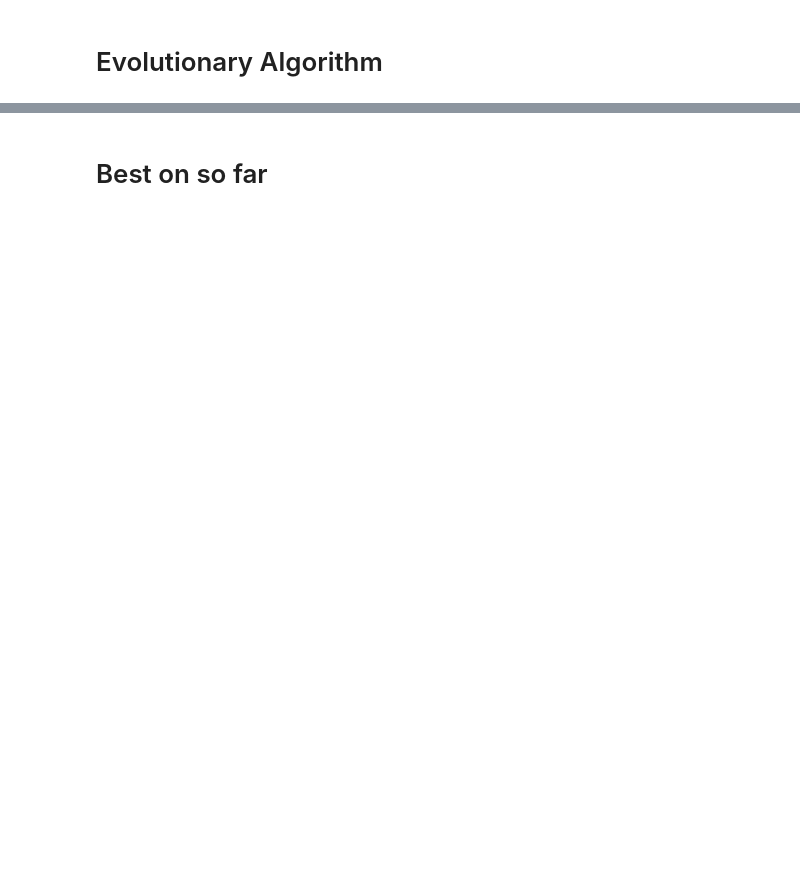
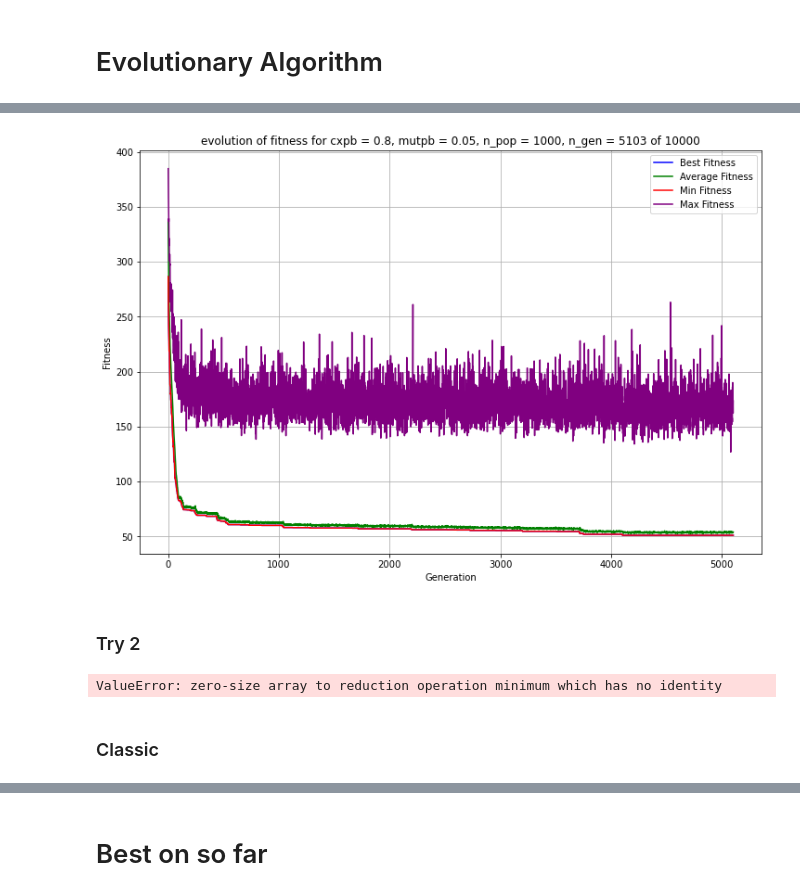
Before and after one commit to leobt23/Computational_Intelligence_forIOT, a Jupyter notebook: project_3_evolution_algorithms/main.ipynb, the cells around one changed output, grey strips where cells are left out. Drawn from its saved outputs; the diff is of its cells as text; code cells hidden in the pictures; blank space fills up the shorter version.

```diff
--- a/project_3_evolution_algorithms/main.ipynb
+++ b/project_3_evolution_algorithms/main.ipynb
@@ -86,0 +425,4 @@ toolbox.register("evaluate", evalTSP)
+# %%
+plot_evolution(["fitness", "avg", "min", "max"], prob_crossover, prob_mutation, n_populations, gen)
+# %% [output]
+[figure, added]
@@ -87,3 +447,74 @@ toolbox.register("evaluate", evalTSP)
+# %% [markdown]
+### Try 2
+# %%
+import time
+
+# Define your stopping criteria
+max_time = 19 * 60  # 20 minutes in seconds
+max_stable_gens = 7
+convergence_threshold = 2000
+
+# Initialize the population and start the evolution
+pop = toolbox.population(n=50000)
+hof = tools.HallOfFame(1)
+stats = tools.Statistics(lambda ind: ind.fitness.values)
+stats.register("avg", np.mean)
+stats.register("min", np.min)
+stats.register("max", np.max)
+logbook = tools.Logbook()
+logbook.header = ["gen", "avg", "std", "min", "max"]
+
+# Start a timer
+start_time = time.time()
+
+# Track the number of generations where min fitness didn't change
+stable_gens = 0
+prev_min_fit = None
+
+gen = 0
+while True:
+    # Break after max_time seconds
+    if time.time() - start_time > max_time:
+        print("Stopped because max_time was reached")
+        break
+
+    # Select and mutate the population
+    offspring = toolbox.select(pop, len(pop))
+    # algorithms.varAnd(offspring, toolbox, cxpb, mutpb)
+    offspring = algorithms.varAnd(offspring, toolbox, 0.2, 0.05)
+
+    # Evaluate the individuals
+    invalid_ind = [ind for ind in offspring if not ind.fitness.valid]
+    fitnesses = toolbox.map(toolbox.evaluate, invalid_ind)
+    for ind, fit in zip(invalid_ind, fitnesses):
+        ind.fitness.values = fit
+
+    # Update the hall of fame and the statistics
+    hof.update(offspring)
+    record = stats.compile(pop)
+    logbook.record(gen=gen, **record)
+
+    # Check for convergence
+    if prev_min_fit is not None and abs(prev_min_fit - record['min']) < convergence_threshold:
+        stable_gens += 1
+    else:
+        stable_gens = 0
+    prev_min_fit = record['min']
+
+    # Break after max_stable_gens generations without improvement
+    if stable_gens >= max_stable_gens:
+        print("Stopped because fitness converged")
+        break
+
+    pop[:] = offspring
+    gen += 1
+
+# Print the best individual
+print(f"Best individual is: {hof[0]}, {len(hof[0])} \nwith fitness: {hof[0].fitness}")
+# %% [output]
+ValueError: zero-size array to reduction operation minimum which has no identity
+# %% [markdown]
+### Classic
 # %%
 random.seed(169)
 
```
Also changed, not shown: parts of 25 cells of this notebook, 10 other files.
